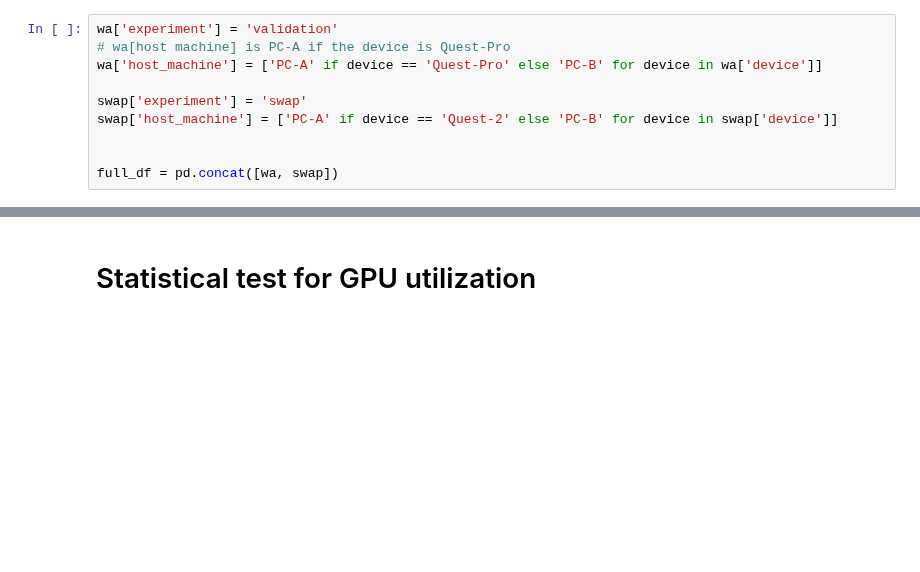
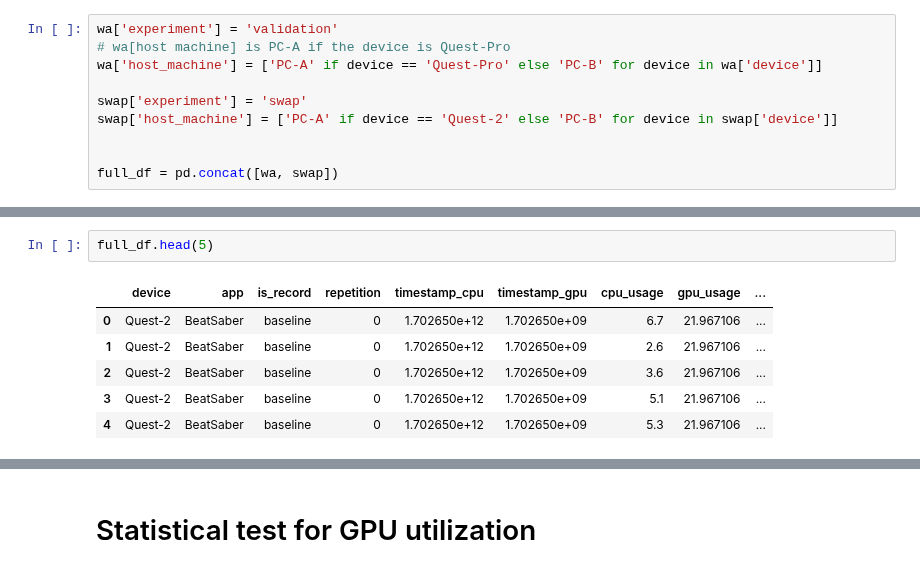
Before and after one commit to Raiduy/librnr-experiments, a Jupyter notebook: analysis_BM.ipynb, the cells around one changed output, grey strips where cells are left out. Drawn from its saved outputs; the diff is of its cells as text; blank space fills up the shorter version.

```diff
--- a/analysis_BM.ipynb
+++ b/analysis_BM.ipynb
@@ -727,0 +779,9 @@ Passing `palette` without assigning `hue` is deprecated and will be removed in v
+# %%
+full_df.head(5)
+# %% [output]
+|  | device | app | is_record | repetition | timestamp_cpu | timestamp_gpu | cpu_usage | gpu_usage | ... |
+| 0 | Quest-2 | BeatSaber | baseline | 0 | 1.702650e+12 | 1.702650e+09 | 6.7 | 21.967106 | ... |
+| 1 | Quest-2 | BeatSaber | baseline | 0 | 1.702650e+12 | 1.702650e+09 | 2.6 | 21.967106 | ... |
+| 2 | Quest-2 | BeatSaber | baseline | 0 | 1.702650e+12 | 1.702650e+09 | 3.6 | 21.967106 | ... |
+| 3 | Quest-2 | BeatSaber | baseline | 0 | 1.702650e+12 | 1.702650e+09 | 5.1 | 21.967106 | ... |
+| 4 | Quest-2 | BeatSaber | baseline | 0 | 1.702650e+12 | 1.702650e+09 | 5.3 | 21.967106 | ... |
```
Also changed, not shown: parts of 10 cells of this notebook, 17 other files.
